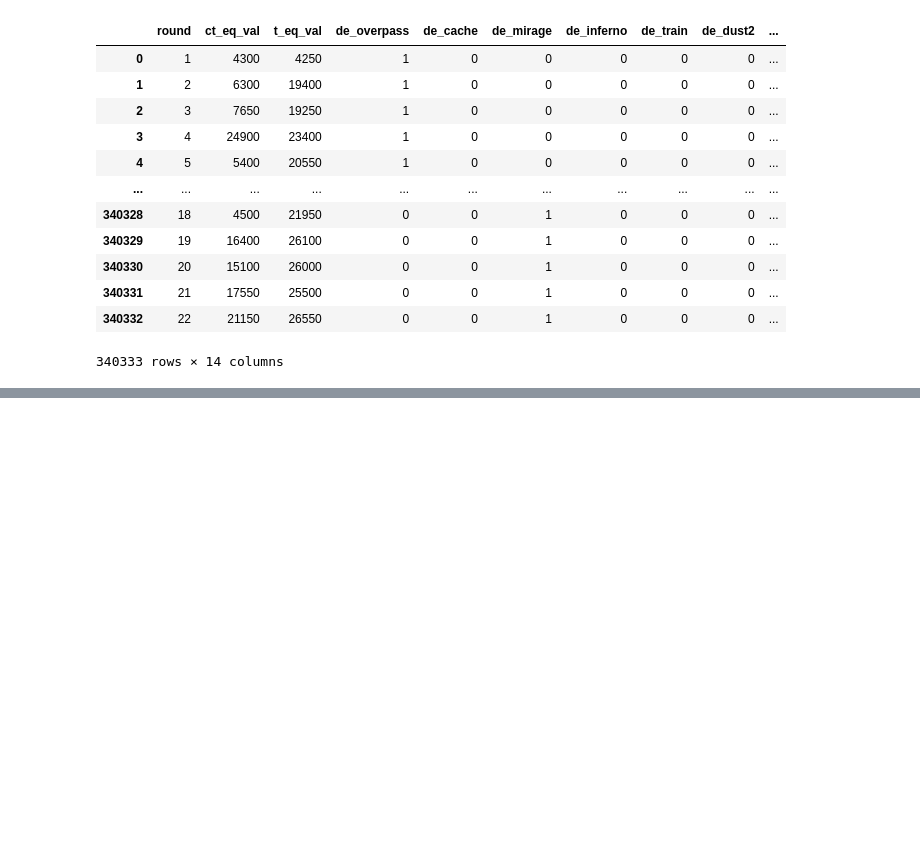
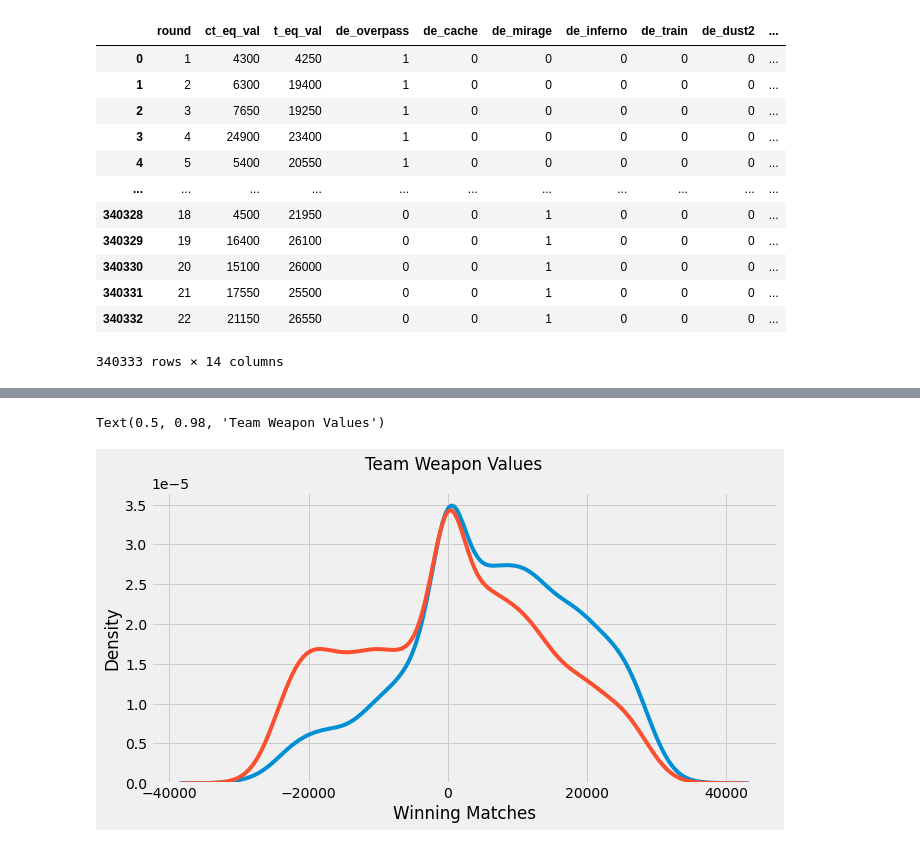
Before and after one commit to gandhimonil9823/CS_GO_Analysis, a Jupyter notebook: CS_GO_Analysis_renaming.ipynb, the cells around one changed output, grey strips where cells are left out. Cells and saved outputs as stored; diff of their text form; code cells hidden in the pictures; blank space fills up the shorter version.

```diff
--- a/CS_GO_Analysis_renaming.ipynb
+++ b/CS_GO_Analysis_renaming.ipynb
@@ -272,0 +385,10 @@ df_preprocessed
+# %%
+fig = plt.figure(figsize=(10, 5))
+
+sns.kdeplot(df_master_kills_demos.query('winner_side == "CounterTerrorist"').pipe(lambda df_new_data: df_new_data.ct_eq_val - df_new_data.t_eq_val).rename('Winning Matches'))
+sns.kdeplot(df_master_kills_demos.pipe(lambda df_new_data: df_new_data.ct_eq_val - df_new_data.t_eq_val).rename('All Matches'))
+
+plt.suptitle("Team Weapon Values")
+# %% [output]
+Text(0.5, 0.98, 'Team Weapon Values')
+[figure, added]
```
Also changed, not shown: parts of 10 cells of this notebook.
